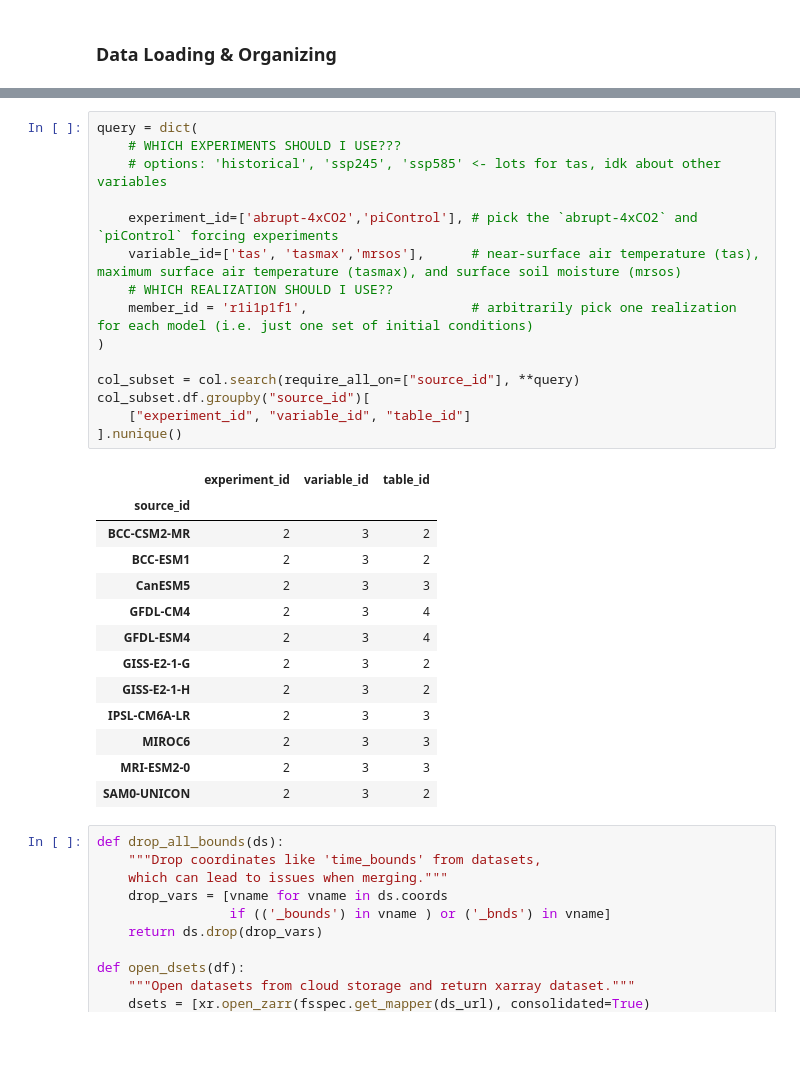
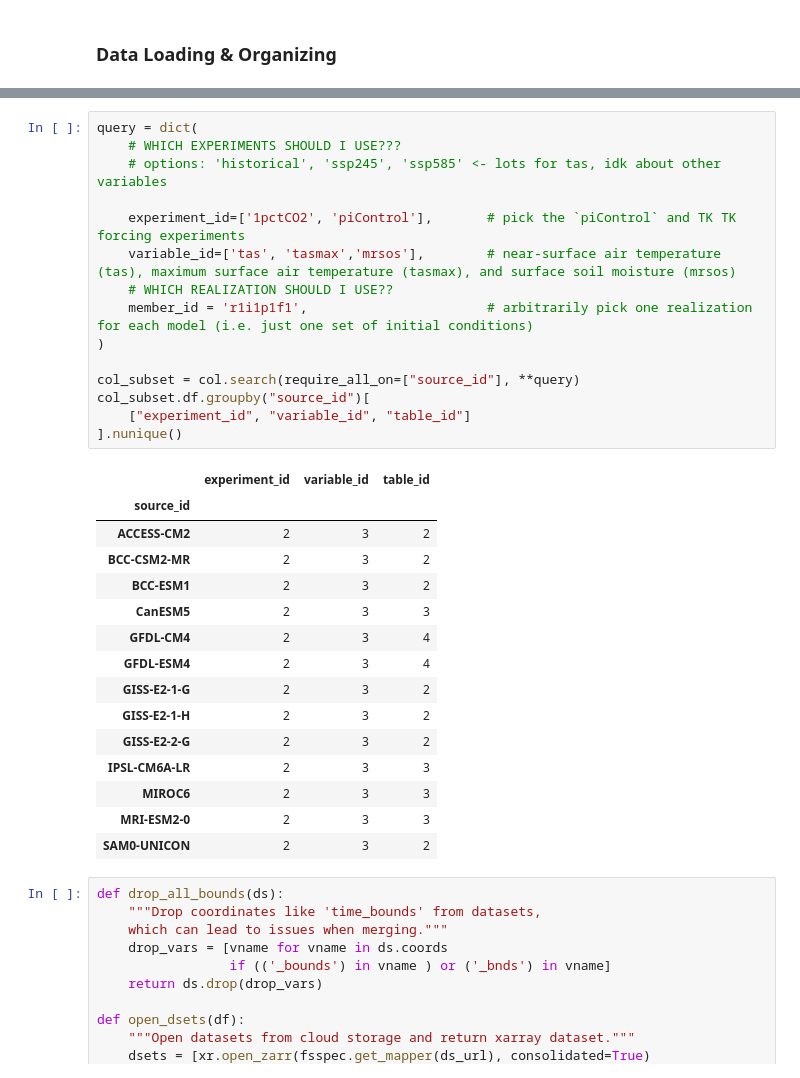
Before and after one commit to zentouro/rces-final, a Jupyter notebook: final_project.ipynb, the cells around one changed output, grey strips where cells are left out. Drawn from its saved outputs; the diff is of its cells as text; blank space fills up the shorter version.

```diff
--- a/final_project.ipynb
+++ b/final_project.ipynb
@@ -106,21 +92,22 @@ print(df['experiment_id'].unique())
 # %%
 query = dict(
     # WHICH EXPERIMENTS SHOULD I USE???
     # options: 'historical', 'ssp245', 'ssp585' <- lots for tas, idk about other variables
 
-    experiment_id=['abrupt-4xCO2','piControl'], # pick the `abrupt-4xCO2` and `piControl` forcing experiments
-    variable_id=['tas', 'tasmax','mrsos'],      # near-surface air temperature (tas), maximum surface air temperature (tasmax), and surface soil moisture (mrsos)
+    experiment_id=['1pctCO2', 'piControl'],       # pick the `piControl` and TK TK forcing experiments
+    variable_id=['tas', 'tasmax','mrsos'],        # near-surface air temperature (tas), maximum surface air temperature (tasmax), and surface soil moisture (mrsos)
     # WHICH REALIZATION SHOULD I USE??
-    member_id = 'r1i1p1f1',                     # arbitrarily pick one realization for each model (i.e. just one set of initial conditions)
+    member_id = 'r1i1p1f1',                       # arbitrarily pick one realization for each model (i.e. just one set of initial conditions)
 )
 
 col_subset = col.search(require_all_on=["source_id"], **query)
 col_subset.df.groupby("source_id")[
     ["experiment_id", "variable_id", "table_id"]
 ].nunique()
 # %% [output]
 |  | experiment_id | variable_id | table_id |
 | source_id |  |  |  |
+| ACCESS-CM2 | 2 | 3 | 2 |
 | BCC-CSM2-MR | 2 | 3 | 2 |
 | BCC-ESM1 | 2 | 3 | 2 |
 | CanESM5 | 2 | 3 | 3 |
@@ -128,6 +115,7 @@ col_subset.df.groupby("source_id")[
 | GFDL-ESM4 | 2 | 3 | 4 |
 | GISS-E2-1-G | 2 | 3 | 2 |
 | GISS-E2-1-H | 2 | 3 | 2 |
+| GISS-E2-2-G | 2 | 3 | 2 |
 | IPSL-CM6A-LR | 2 | 3 | 3 |
 | MIROC6 | 2 | 3 | 3 |
 | MRI-ESM2-0 | 2 | 3 | 3 |
```
Also changed, not shown: parts of 55 cells of this notebook.
